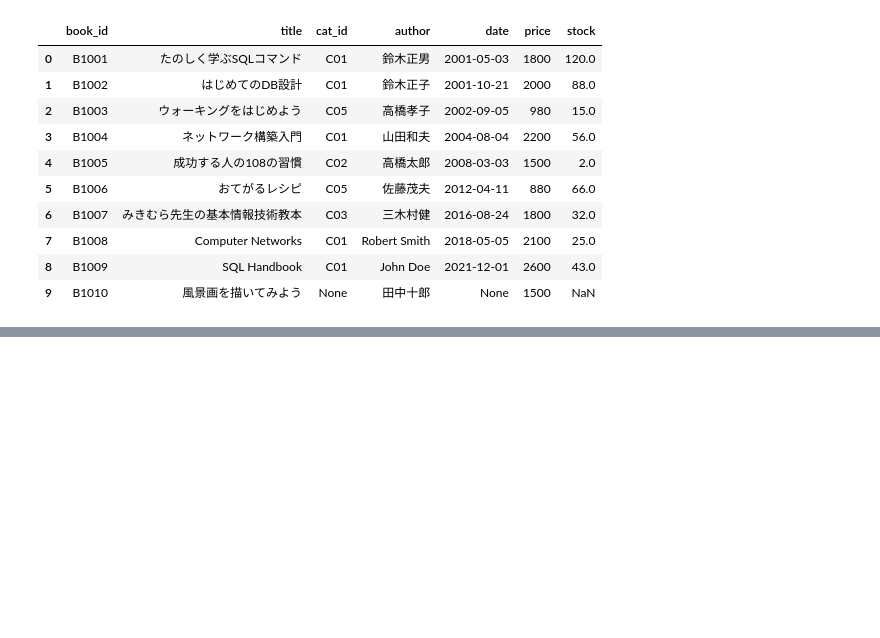
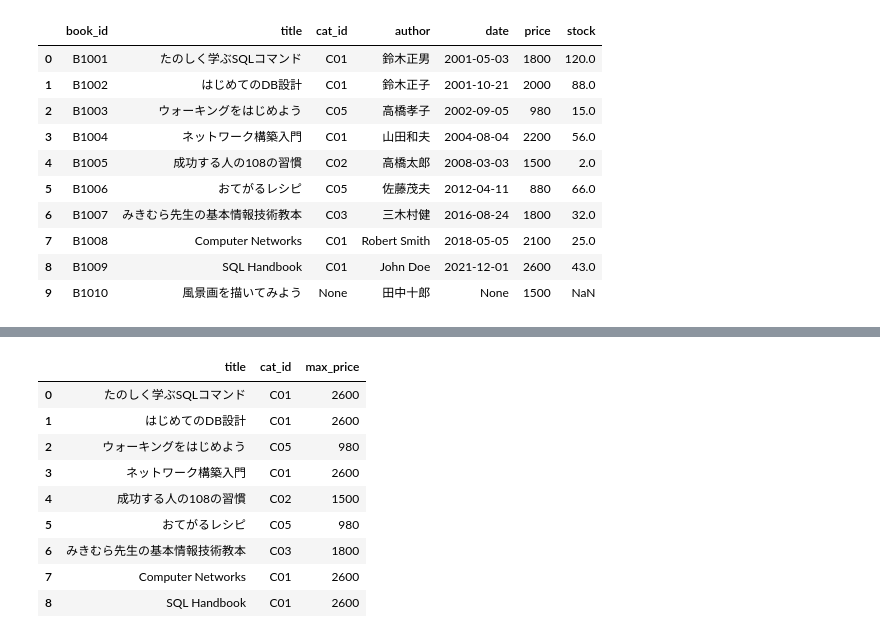
Before and after one commit to phonon-py/DatabaseSpecialistStudy, a Jupyter notebook: lesson_mysql.ipynb, the cells around one changed output, grey strips where cells are left out. Saved outputs shown, nothing was run; the diff lists cells and outputs as text; code cells hidden in the pictures; blank space fills up the shorter version.

```diff
--- a/lesson_mysql.ipynb
+++ b/lesson_mysql.ipynb
@@ -1844,3 +1844,11 @@ df
 | 7 | B1008 | Computer Networks | C01 | Robert Smith | 2018-05-05 | 2100 | 25.0 |
 | 8 | B1009 | SQL Handbook | C01 | John Doe | 2021-12-01 | 2600 | 43.0 |
 | 9 | B1010 | 風景画を描いてみよう | None | 田中十郎 | None | 1500 | NaN |
+# %%
+q = 'SELECT DISTINCT cat_id FROM books'
+def execute_query_to_dataframe(q, engine):
+    with engine.connect() as conn:
+        df = pd.read_sql_query(text(q), conn)
+        return df
+df = execute_query_to_dataframe(q,engine)
+df
@@ -1846,0 +1917,21 @@ df
+# %%
+# エイリアスを理解する簡単なクエリ
+q = '''SELECT b.title, b.cat_id, m.max_price
+FROM books b
+INNER JOIN (
+    SELECT cat_id, MAX(price) as max_price
+    FROM books
+    GROUP BY cat_id
+) m ON b.cat_id = m.cat_id'''
+execute_query_to_dataframe(q, engine)
+# %% [output]
+|  | title | cat_id | max_price |
+| 0 | たのしく学ぶSQLコマンド | C01 | 2600 |
+| 1 | はじめてのDB設計 | C01 | 2600 |
+| 2 | ウォーキングをはじめよう | C05 | 980 |
+| 3 | ネットワーク構築入門 | C01 | 2600 |
+| 4 | 成功する人の108の習慣 | C02 | 1500 |
+| 5 | おてがるレシピ | C05 | 980 |
+| 6 | みきむら先生の基本情報技術教本 | C03 | 1800 |
+| 7 | Computer Networks | C01 | 2600 |
+| 8 | SQL Handbook | C01 | 2600 |
```
Also changed, not shown: parts of 9 cells of this notebook.
